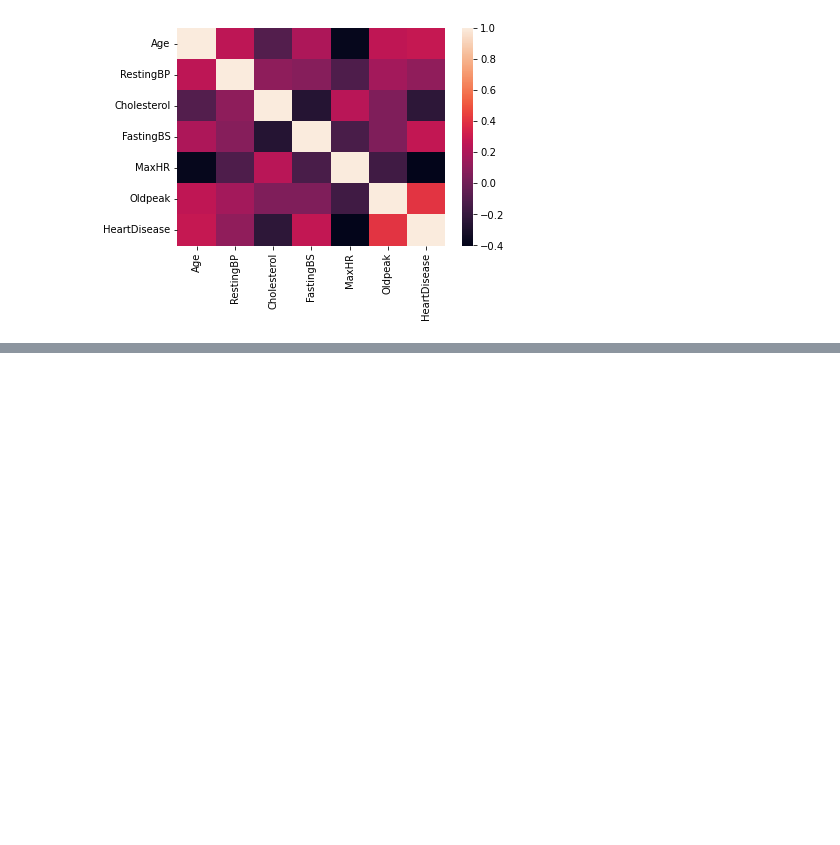
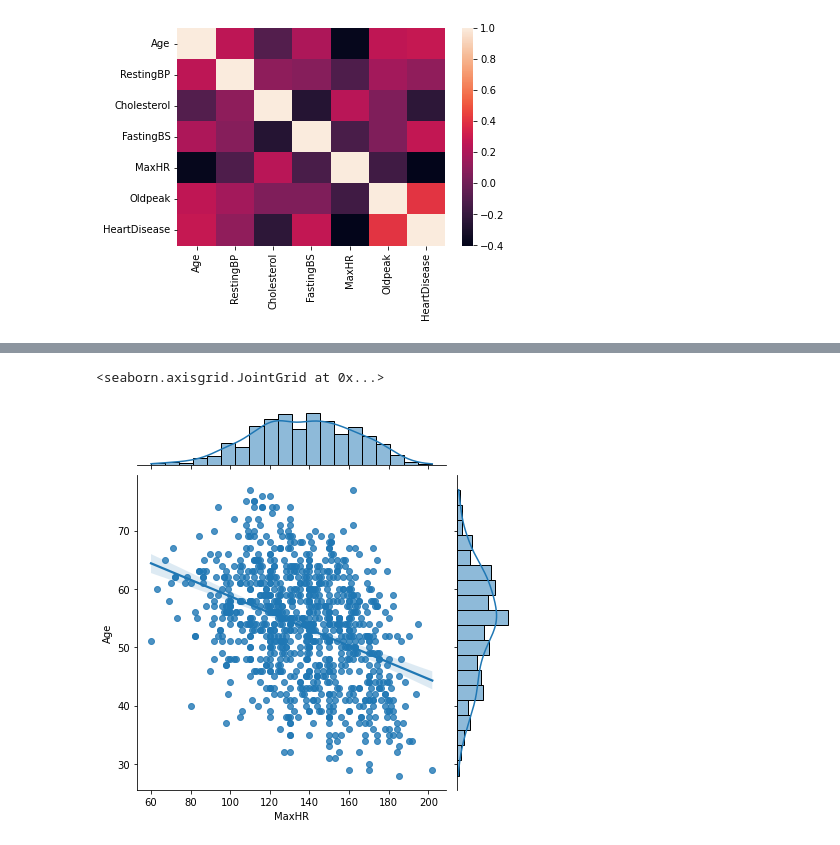
Before and after one commit to AbhishekWaghchaure/PythonBootCamp, a Jupyter notebook: DataVisualization/HeartDisease -Exploratory Data Analysis.ipynb, the cells around one changed output, grey strips where cells are left out. Cells and saved outputs as stored; diff of their text form; code cells hidden in the pictures; blank space fills up the shorter version.

```diff
--- a/DataVisualization/HeartDisease -Exploratory Data Analysis.ipynb
+++ b/DataVisualization/HeartDisease -Exploratory Data Analysis.ipynb
@@ -139,0 +147,5 @@ sns.heatmap(df.corr())
+# %%
+sns.jointplot(x='MaxHR' ,y='Age' , data = df, kind = 'reg')
+# %% [output]
+<seaborn.axisgrid.JointGrid at 0x...>
+[figure, added]
```
Also changed, not shown: parts of 5 cells of this notebook.
